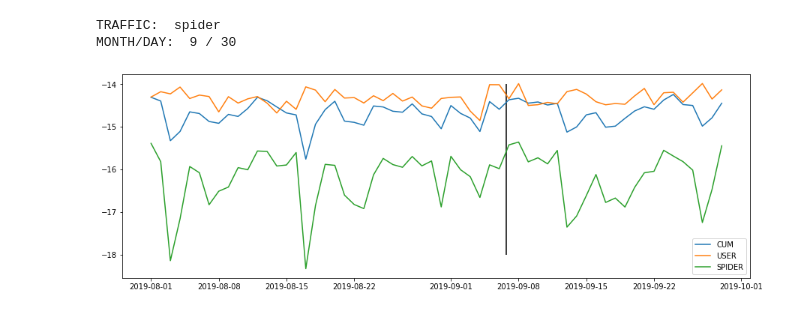
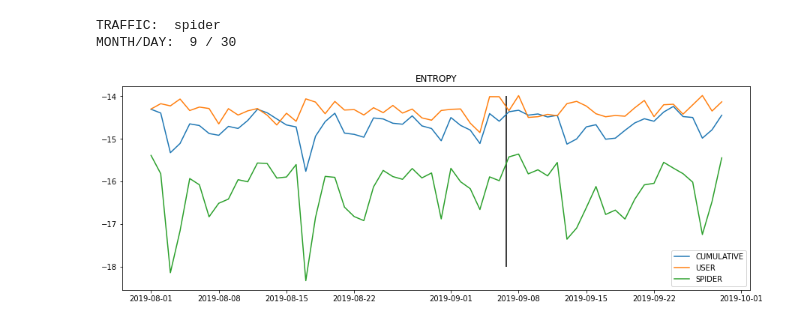
Before and after one commit to charelF/LSDEW4, a Jupyter notebook: exploration/alex/DA_entropy_bigdata.ipynb, the cells around one changed output. Cells and saved outputs as stored; diff of their text form; code cells hidden in the pictures.

```diff
--- a/exploration/alex/DA_entropy_bigdata.ipynb
+++ b/exploration/alex/DA_entropy_bigdata.ipynb
@@ -139,7 +139,7 @@ top_domains = top_domains[0:3]
 df1=df1[df1["domain"].isin(top_domains)]
 # %%
 df1 = df1.sort_values(by=["year", "month", "day", "hour", "trafficType", "domain"], ascending=True).reset_index(drop=True)
-df1["access_frequency"] = df1["CumCount"]
+df1["access_frequency"] = 1/df1["CumCount"]
 df1
 # %% [output]
 |  | domain | Date | trafficType | CumCount | year | month | day | hour | access_frequency |
@@ -652,11 +637,12 @@ MONTH/DAY:  9 / 30
 # %%
 dates_2018 = pd.date_range(start=dt.datetime(2019,8,1), end=dt.datetime(2019,9,29), freq="D")
 plt.figure(figsize=(15,5))
-plt.plot(dates_2018, ENTROPY[0,::], label = "CUM")
+plt.title("ENTROPY")
+plt.plot(dates_2018, ENTROPY[0,::], label = "CUMULATIVE")
 plt.plot(dates_2018, ENTROPY[1,::], label = "USER")
 plt.plot(dates_2018, ENTROPY[2,::], label = "SPIDER")
 plt.vlines(dt.datetime(2019,9,6,17,40,0), ymin=-18, ymax=-14, color="black")
 plt.legend()
 plt.show()
 # %% [output]
-[figure, old version]
+[figure, new version]
```
Also changed, not shown: parts of 12 cells of this notebook.
